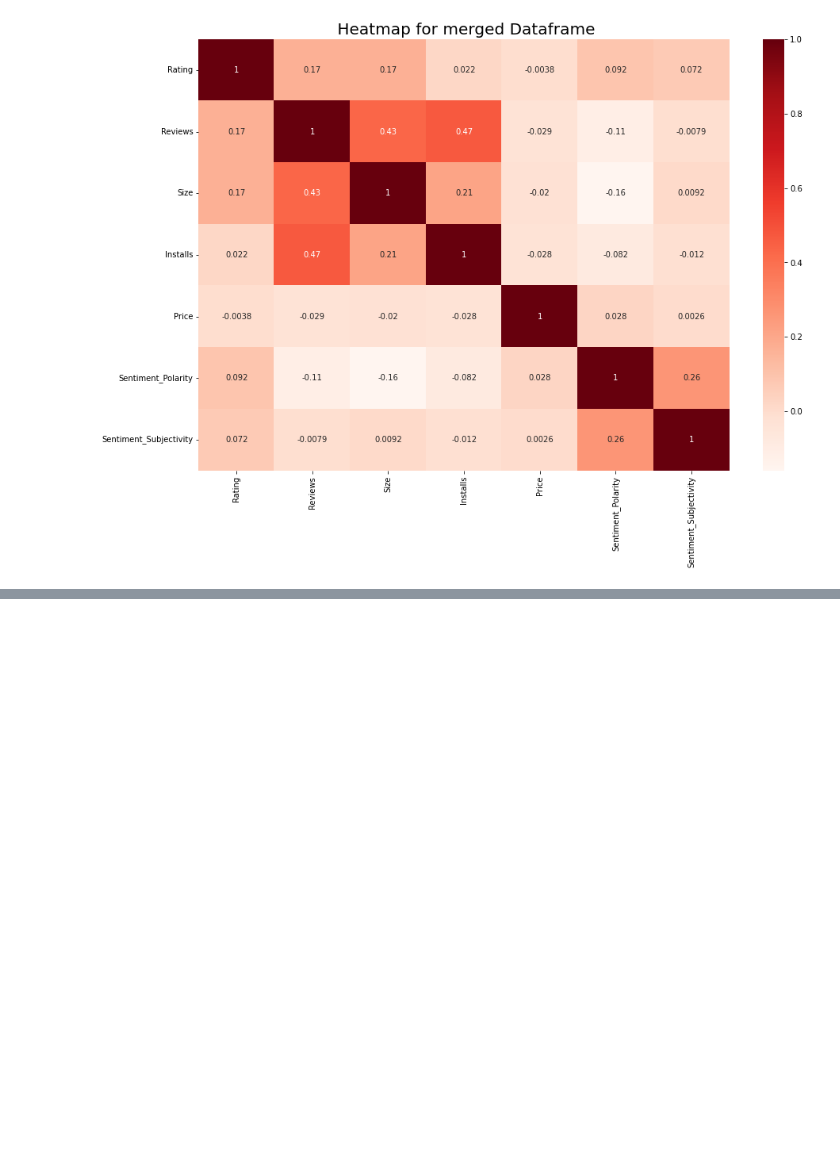
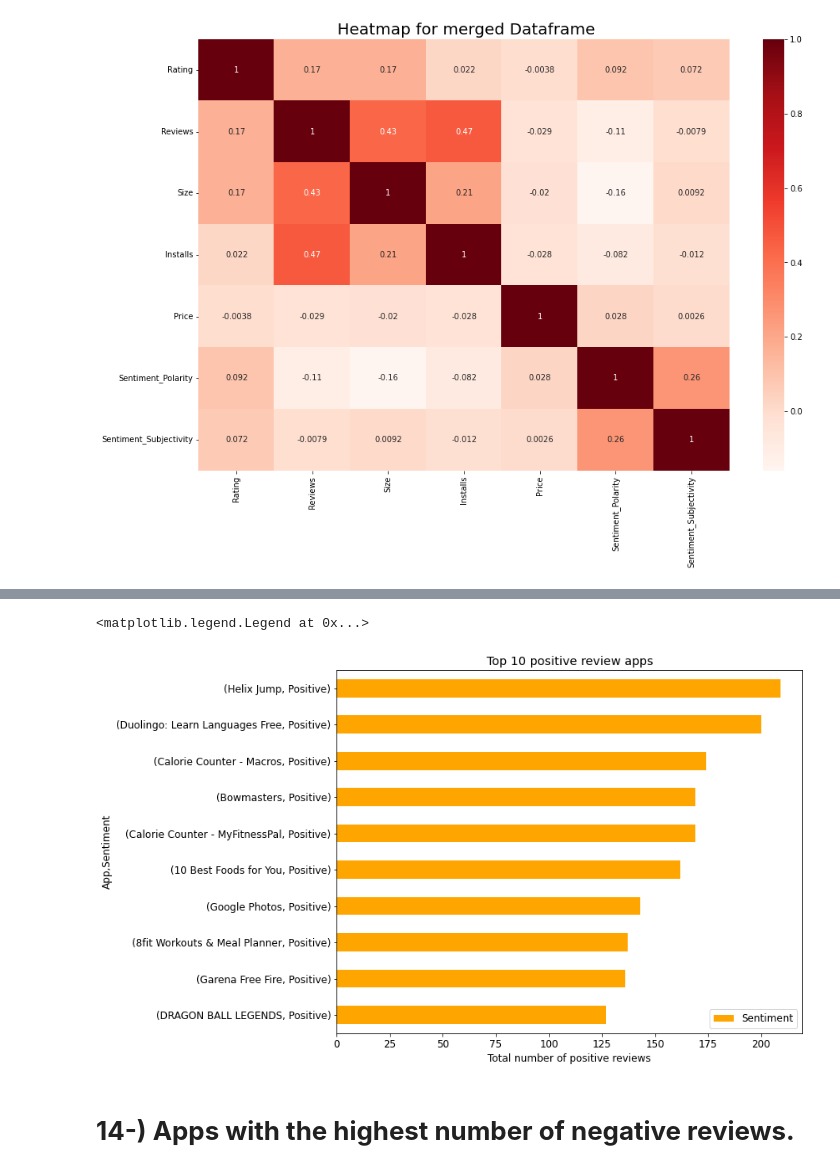
Before and after one commit to MohammadSarim/Capstone-Project-1-Play-Store-App-Review-Analysis, a Jupyter notebook: Capstone_Project_EDA_(PlayStore_App_Review_Analysis).ipynb, the cells around one changed output, grey strips where cells are left out. Saved outputs shown, nothing was run; the diff lists cells and outputs as text; code cells hidden in the pictures; blank space fills up the shorter version.

```diff
--- a/Capstone_Project_EDA_(PlayStore_App_Review_Analysis).ipynb
+++ b/Capstone_Project_EDA_(PlayStore_App_Review_Analysis).ipynb
@@ -1226,0 +1276,3 @@ Merged_PS_RA.head()
+# %%
+positive_review_df=User_Review_DataFrame[User_Review_DataFrame['Sentiment']=='Positive']
+positive_review_df
@@ -1226,0 +1293,10 @@ Merged_PS_RA.head()
+# %%
+positive_review_df.groupby('App')['Sentiment'].value_counts().nlargest(10).plot.barh(figsize=(10,8),color='Orange').invert_yaxis()
+plt.title("Top 10 positive review apps")
+plt.xlabel('Total number of positive reviews')
+plt.legend()
+# %% [output]
+<matplotlib.legend.Legend at 0x...>
+[figure, added]
+# %% [markdown]
+# **14-) Apps with the highest number of negative reviews.**
```
Also changed, not shown: parts of 27 cells of this notebook.
